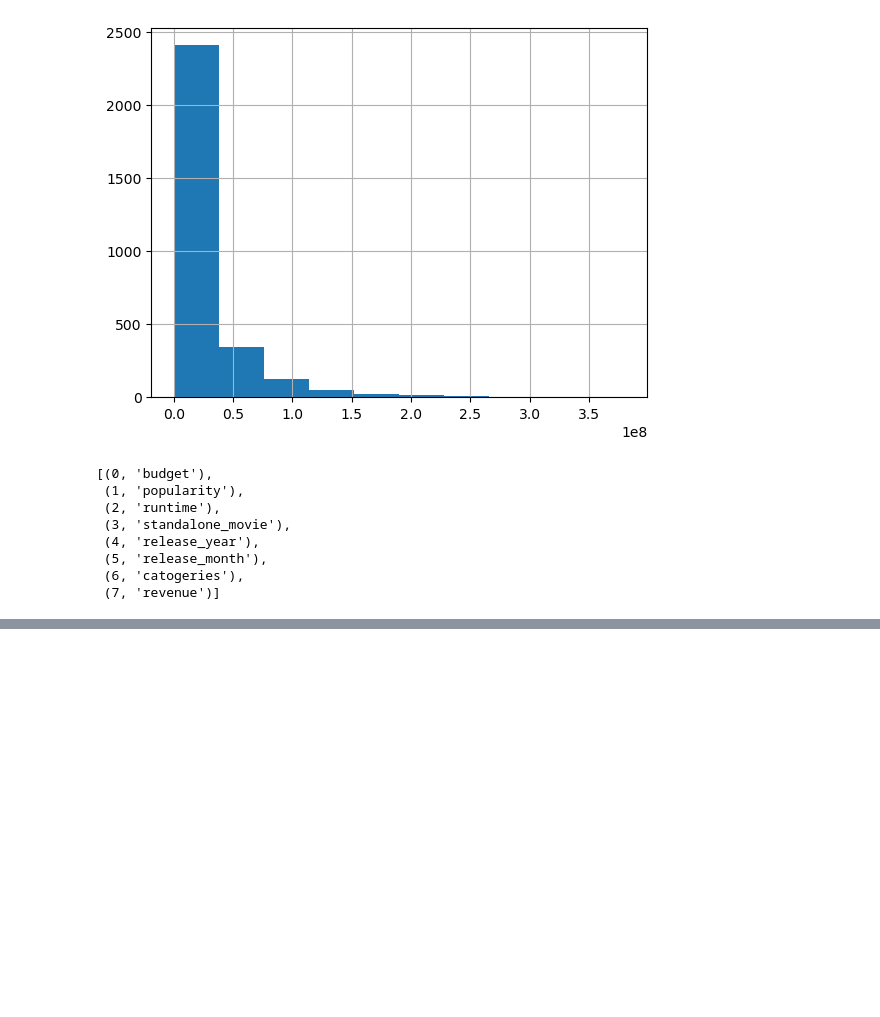
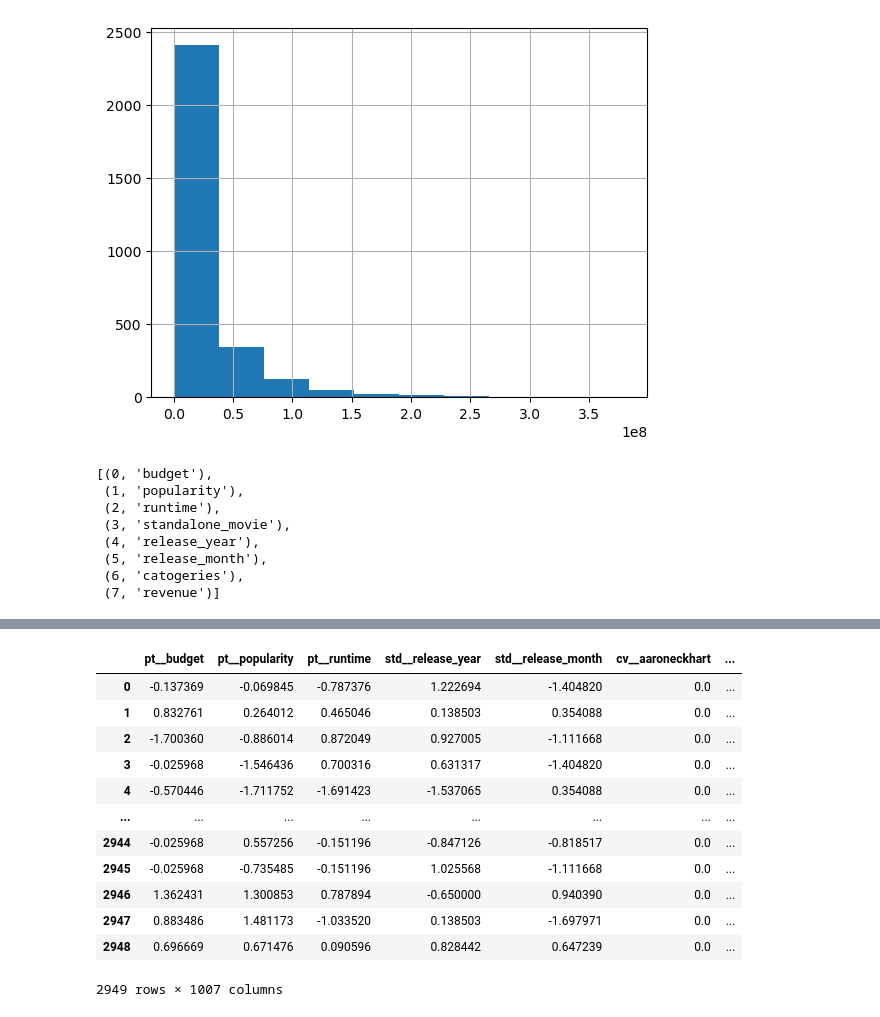
Before and after one commit to abdulvajid1/TMBD-MOVIE-REVENUE-PREDICTION, a Jupyter notebook: notebook.ipynb, the cells around one changed output, grey strips where cells are left out. Saved outputs shown, nothing was run; the diff lists cells and outputs as text; code cells hidden in the pictures; blank space fills up the shorter version.

```diff
--- a/notebook.ipynb
+++ b/notebook.ipynb
@@ -459,0 +475,16 @@ final_df = final_df.query('runtime>70 and runtime<230')
+# %%
+pd.DataFrame(clf.fit_transform(final_df).toarray(),columns=clf.get_feature_names_out())
+# %% [output]
+|  | pt__budget | pt__popularity | pt__runtime | std__release_year | std__release_month | cv__aaroneckhart | ... |
+| 0 | -0.137369 | -0.069845 | -0.787376 | 1.222694 | -1.404820 | 0.0 | ... |
+| 1 | 0.832761 | 0.264012 | 0.465046 | 0.138503 | 0.354088 | 0.0 | ... |
+| 2 | -1.700360 | -0.886014 | 0.872049 | 0.927005 | -1.111668 | 0.0 | ... |
+| 3 | -0.025968 | -1.546436 | 0.700316 | 0.631317 | -1.404820 | 0.0 | ... |
+| 4 | -0.570446 | -1.711752 | -1.691423 | -1.537065 | 0.354088 | 0.0 | ... |
+| ... | ... | ... | ... | ... | ... | ... | ... |
+| 2944 | -0.025968 | 0.557256 | -0.151196 | -0.847126 | -0.818517 | 0.0 | ... |
+| 2945 | -0.025968 | -0.735485 | -0.151196 | 1.025568 | -1.111668 | 0.0 | ... |
+| 2946 | 1.362431 | 1.300853 | 0.787894 | -0.650000 | 0.940390 | 0.0 | ... |
+| 2947 | 0.883486 | 1.481173 | -1.033520 | 0.138503 | -1.697971 | 0.0 | ... |
+| 2948 | 0.696669 | 0.671476 | 0.090596 | 0.828442 | 0.647239 | 0.0 | ... |
+2949 rows × 1007 columns
```
Also changed, not shown: parts of 15 cells of this notebook.
